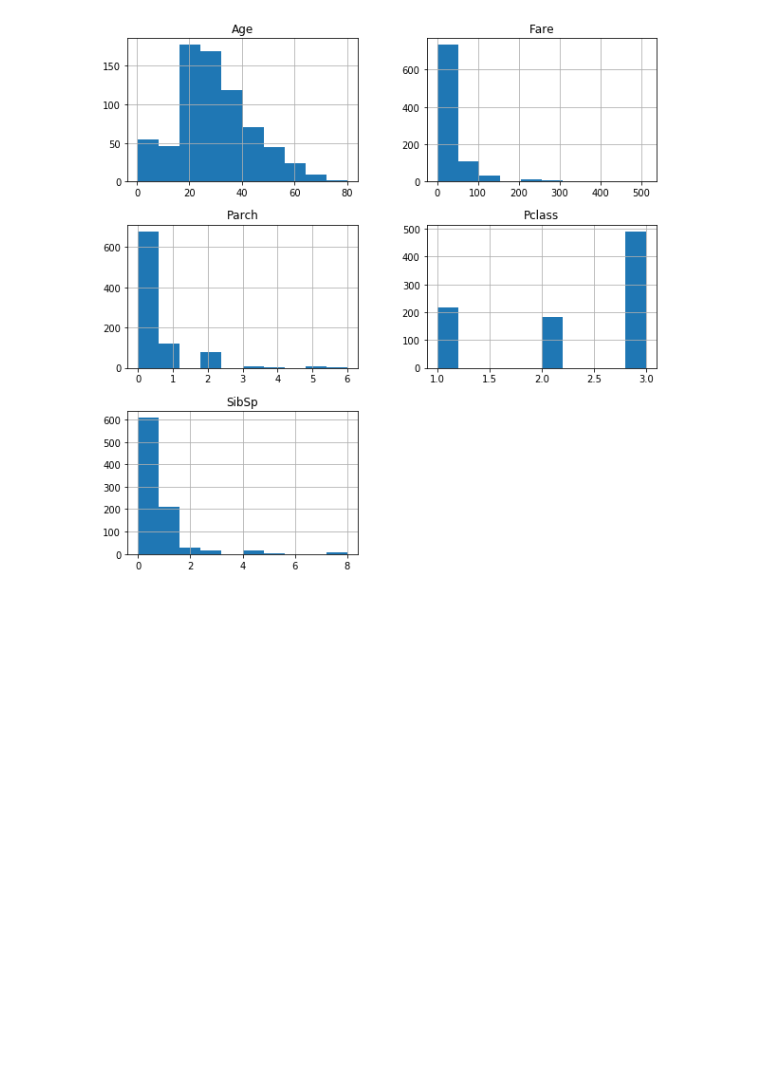
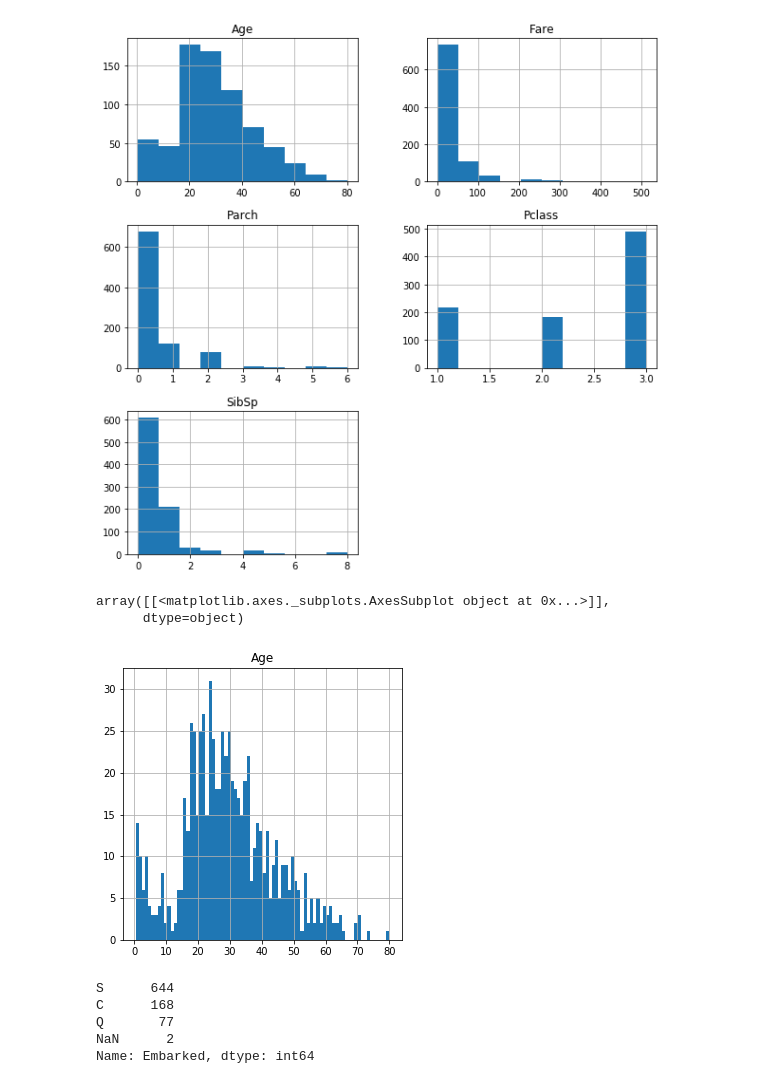
Before and after one commit to asmtechnology/awsmlbook-chapter2, a Jupyter notebook: DataExploration.ipynb, the cells around one changed output. Saved outputs shown, nothing was run; the diff lists cells and outputs as text; code cells hidden in the pictures; blank space fills up the shorter version.

```diff
--- a/DataExploration.ipynb
+++ b/DataExploration.ipynb
@@ -109,3 +125,22 @@ array([[<matplotlib.axes._subplots.AxesSubplot object at 0x...>,
         <matplotlib.axes._subplots.AxesSubplot object at 0x...>]],
       dtype=object)
 [figure]
+# %%
+#histogram of single feature - Age
+# it is a good idea to try different bin widtha to get a better idea of
+# the distribution of values.
+df_titanic_features.hist(column='Age', figsize=(5,5), bins=80)
+# %% [output]
+array([[<matplotlib.axes._subplots.AxesSubplot object at 0x...>]],
+      dtype=object)
+[figure, added]
+# %%
+# uunique values and counts of categorical attribute 'Embarked'
+# includes NaN markers
+df_titanic_features['Embarked'].value_counts(dropna=False)
+# %% [output]
+S      644
+C      168
+Q       77
+NaN      2
+Name: Embarked, dtype: int64
```
Also changed, not shown: parts of 13 cells of this notebook.
